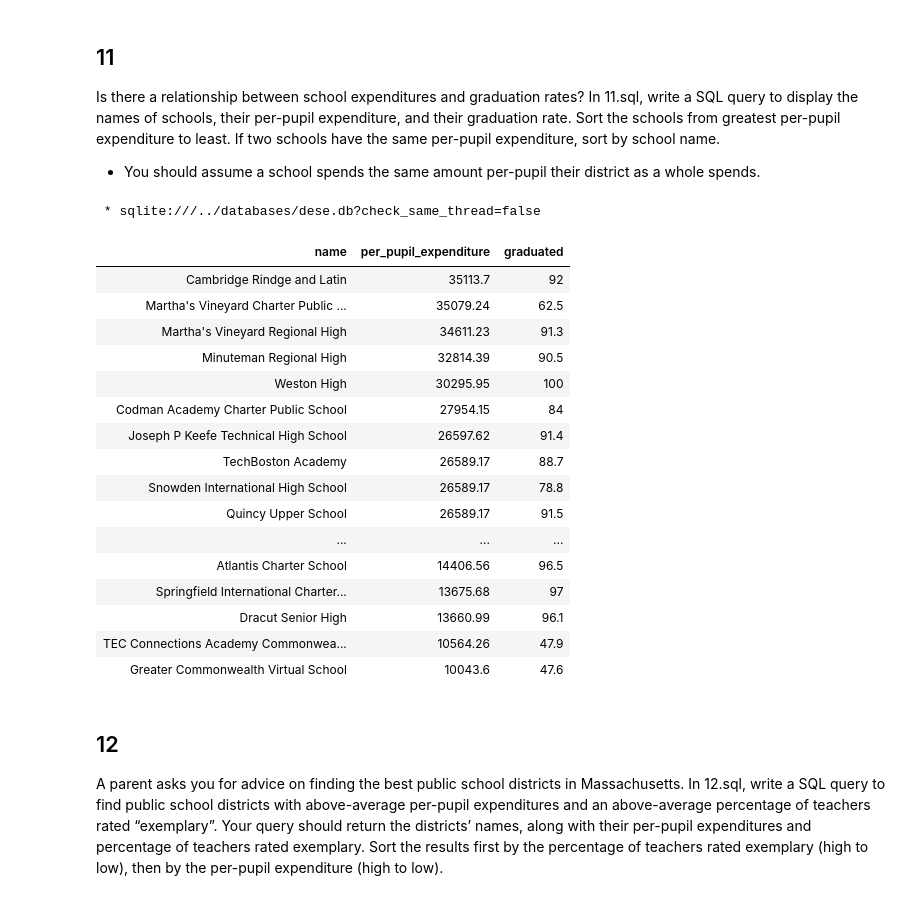
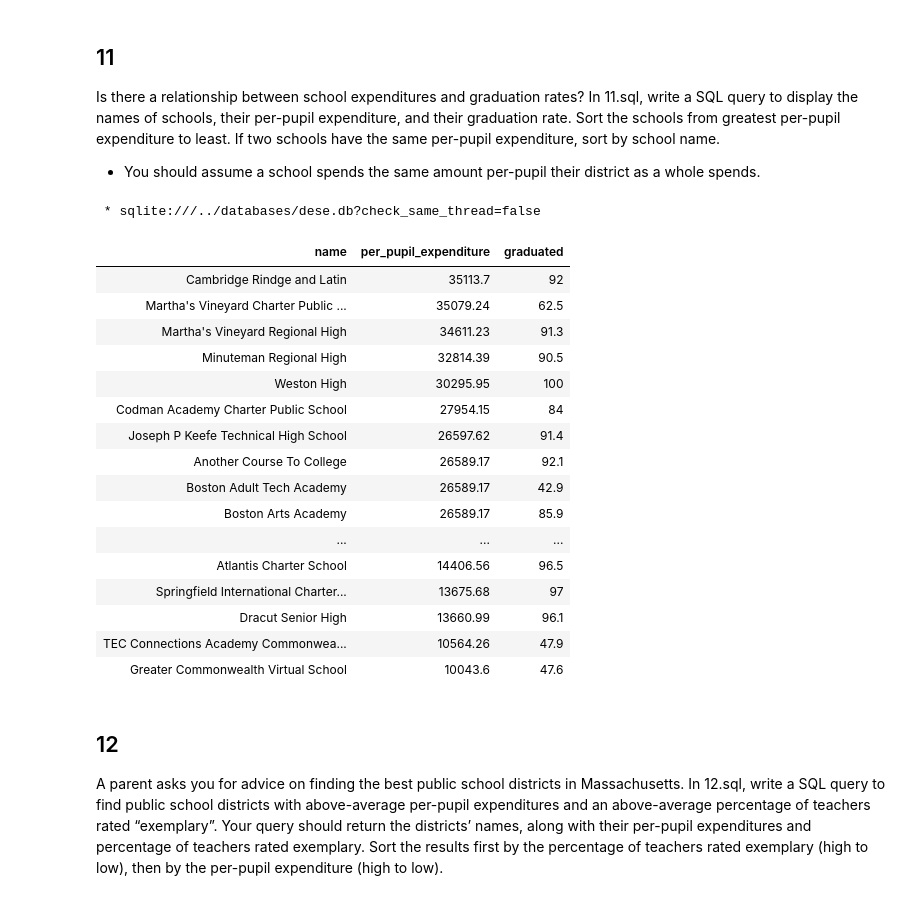
Before and after one commit to jibon-k/CS50sql-Problem-Sets, a Jupyter notebook: week 1/p2_all_solutions_DESE.ipynb, the cells around one changed output. Saved outputs shown, nothing was run; the diff lists cells and outputs as text; code cells hidden in the pictures.

```diff
--- a/week 1/p2_all_solutions_DESE.ipynb
+++ b/week 1/p2_all_solutions_DESE.ipynb
@@ -312,26 +316,26 @@ Is there a relationship between school expenditures and graduation rates? In 11.
 # %%
 %%sql
 SELECT
     "schools"."name",
     "expenditures"."per_pupil_expenditure",
     "graduation_rates"."graduated"
 FROM "schools"
 JOIN "expenditures" ON "schools"."district_id" = "expenditures"."district_id"
 JOIN "graduation_rates" ON "schools"."id" = "graduation_rates"."school_id"
-ORDER BY "per_pupil_expenditure" DESC, "name" DESC;
+ORDER BY "expenditures"."per_pupil_expenditure" DESC, "schools"."name" ASC;
 # %% [output]
  * sqlite:///../databases/dese.db?check_same_thread=false
 | name | per_pupil_expenditure | graduated |
 | Cambridge Rindge and Latin | 35113.7 | 92 |
 | Martha's Vineyard Charter Public ... | 35079.24 | 62.5 |
 | Martha's Vineyard Regional High | 34611.23 | 91.3 |
 | Minuteman Regional High | 32814.39 | 90.5 |
 | Weston High | 30295.95 | 100 |
 | Codman Academy Charter Public School | 27954.15 | 84 |
 | Joseph P Keefe Technical High School | 26597.62 | 91.4 |
-| TechBoston Academy | 26589.17 | 88.7 |
-| Snowden International High School | 26589.17 | 78.8 |
-| Quincy Upper School | 26589.17 | 91.5 |
+| Another Course To College | 26589.17 | 92.1 |
+| Boston Adult Tech Academy | 26589.17 | 42.9 |
+| Boston Arts Academy | 26589.17 | 85.9 |
 | ... | ... | ... |
 | Atlantis Charter School | 14406.56 | 96.5 |
 | Springfield International Charter... | 13675.68 | 97 |
```
Also changed, not shown: parts of 5 cells of this notebook, 6 other files.
